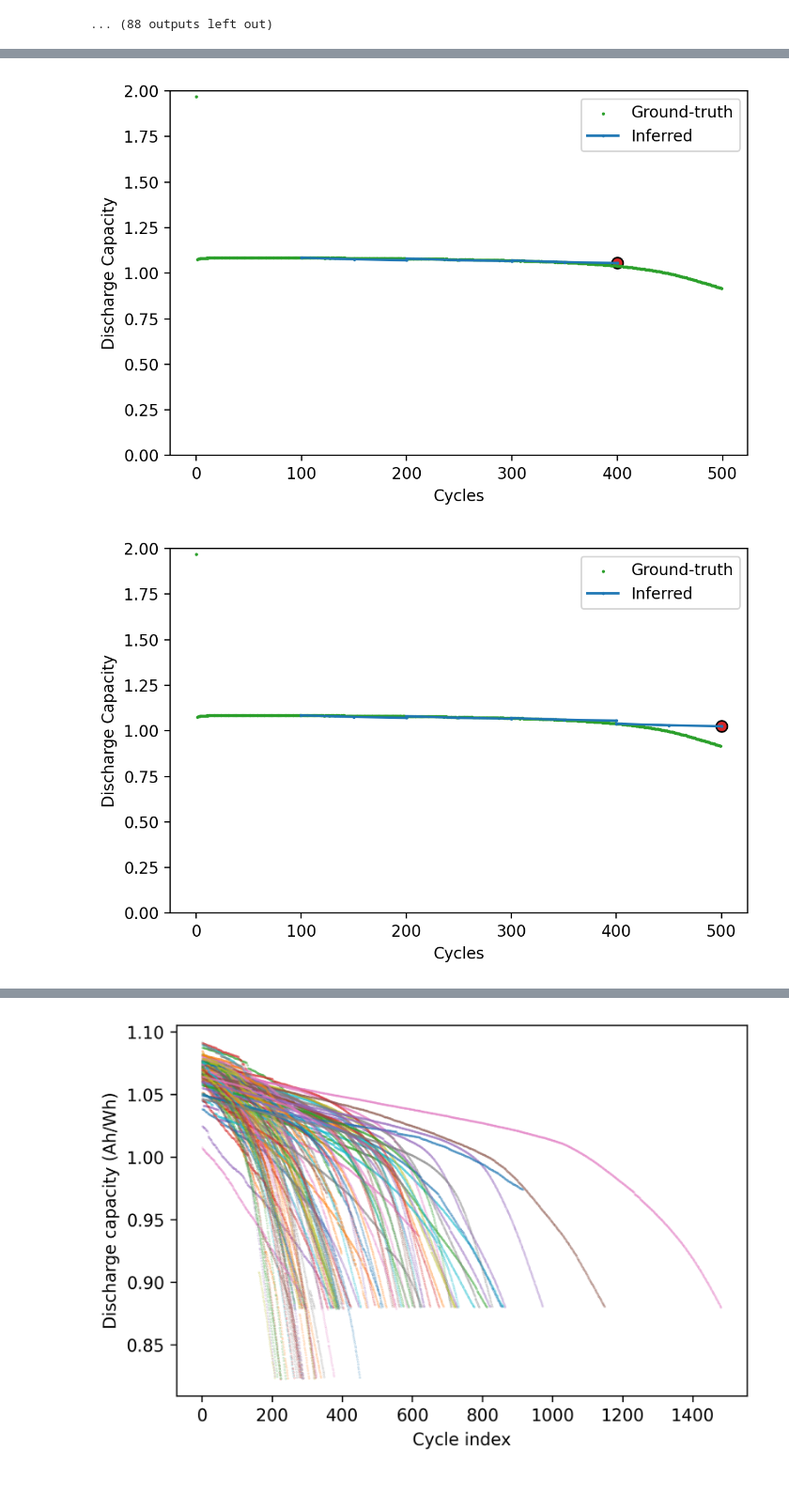
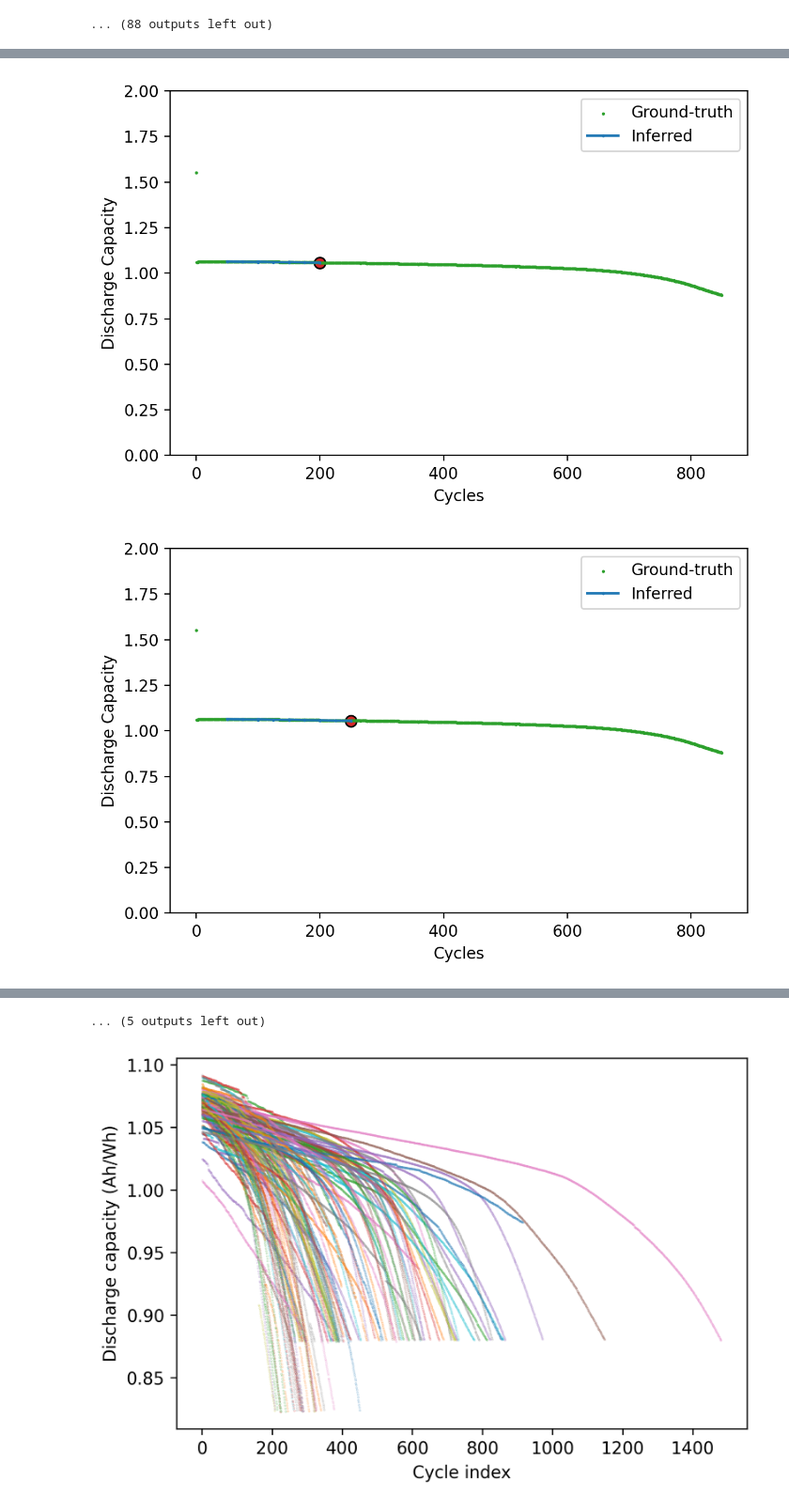
Before and after one commit to TRI-AMDD/bye-cycle, a Jupyter notebook: examples/LFP.ipynb, the cells around one changed output, grey strips where cells are left out. Shown at 94% size. Cells and saved outputs as stored; diff of their text form; code cells hidden in the pictures.

```diff
--- a/examples/LFP.ipynb
+++ b/examples/LFP.ipynb
@@ -482,11 +628,11 @@ _________________________________________________________________
 #     epochs=150, batch_size=16)
 
 result = model.fit(
-    input_X_train_time_series, slopes_train, # standardize
-    validation_data=(input_X_val_time_series, slopes_val),
+    scaled_X_train_time_series, scaled_slopes_train, # standardize
+    validation_data=(scaled_X_val_time_series, scaled_slopes_val),
     callbacks=[tf.keras.callbacks.ReduceLROnPlateau(
             monitor="val_loss", factor=0.9, patience=5, min_lr=1e-5
-        ), tf.keras.callbacks.EarlyStopping(monitor='val_loss', mode='min', restore_best_weights=True, patience=10)],
+        ), tf.keras.callbacks.EarlyStopping(monitor='val_loss', mode='min', restore_best_weights=True, patience=5)],
 # #         tf.keras.callbacks.LambdaCallback(
 # #         on_epoch_begin=lambda epochs,logs: print('lr =',lr_decayed_fn(opt.iterations).numpy())
 # #         ),
@@ -520,0 +691,7 @@ Y_hat_test = model.predict(X_test_time_series[...,1:])
+# %%
+fig, ax = plt.subplots(1, dpi=200, figsize=(8,3))
+ax.hist(slopes_test[:,1], alpha=0.4, label='True Test', color='C0')
+ax.hist(Y_hat_test[:,1],  alpha=0.4, label='Predicted Test', color='C1')
+ax.hist(balanced_slopes_train[:,1], alpha=0.4, label='True Train', color='C2')
+ax.set_title('m2')
+plt.legend()
@@ -547,6 +727,6 @@ Text(0, 0.5, 'Predicted Value')
 # %%
 # testing on data
-tested_cell = [test_cells[4]]
+tested_cell = [test_cells[3]]
 # X_train_tested_cell = [x for xs in train_cells for x in xs[0]]
 # Y_train = np.array([x for xs in train_cells for x in xs[1]])
 # Y_train_tested_cell = [x for xs in train_cells for x in xs[1]]
@@ -563,5 +743,7 @@ X_tested_cell_time_series, X_tested_cell_dt = make_feature_arrays(X_tested_cell)
 all_test_slopes = [y[0] for y in Y_tested_cell]
 all_test_dc = np.array([y[1] for y in Y_tested_cell])
 # Y_hat_tested_cell = model.predict([scaled_X_tested_cell_time_series, scaled_X_tested_cell_dt])
-Y_hat_tested_cell = model.predict(X_tested_cell_time_series[...,1:])
+_, scaled_X_tested_cell_time_series = scale(X_tested_cell_time_series[...,1:], f_scaler)
+Y_hat_tested_cell = model.predict(scaled_X_tested_cell_time_series)
+Y_hat_tested_cell = l_scaler.inverse_transform(Y_hat_tested_cell)
 # %% [output]
@@ -571,31 +753,31 @@ def linear_fit(new_x_point, slope, point_xy):
     return slope*(new_x_point-point_xy[0]) + point_xy[1]
 
 # testing on data
-tested_cell = [test_cells[4]]
-# X_train_tested_cell = [x for xs in train_cells for x in xs[0]]
-# Y_train = np.array([x for xs in train_cells for x in xs[1]])
-# Y_train_tested_cell = [x for xs in train_cells for x in xs[1]]
-X_tested_cell = [x for cycle in tested_cell for x in cycle[0]]
-# Y_test = [x for xs in test_cells for x in xs[1]]
-Y_tested_cell = [y for cycle in tested_cell for y in cycle[1]]
-dc_tested_cell, slopes_tested_cell = make_label_arrays(Y_tested_cell)
-X_tested_cell_time_series, X_tested_cell_dt = make_feature_arrays(X_tested_cell)
+# tested_cell = [test_cells[3]]
+# # X_train_tested_cell = [x for xs in train_cells for x in xs[0]]
+# # Y_train = np.array([x for xs in train_cells for x in xs[1]])
+# # Y_train_tested_cell = [x for xs in train_cells for x in xs[1]]
+# X_tested_cell = [x for cycle in tested_cell for x in cycle[0]]
+# # Y_test = [x for xs in test_cells for x in xs[1]]
+# Y_tested_cell = [y for cycle in tested_cell for y in cycle[1]]
+# dc_tested_cell, slopes_tested_cell = make_label_arrays(Y_tested_cell)
+# X_tested_cell_time_series, X_tested_cell_dt = make_feature_arrays(X_tested_cell)
 
-# scaled_X_tested_cell_dt = standardize_non_train(X_tested_cell_dt, mean_X_train_dt, std_X_train_dt)
-# scaled_X_tested_cell_time_series = standardize_non_train(X_tested_cell_time_series, mean_X_train_time_series, std_X_train_time_series)[...,1:]
+# # scaled_X_tested_cell_dt = standardize_non_train(X_tested_cell_dt, mean_X_train_dt, std_X_train_dt)
+# # scaled_X_tested_cell_time_series = standardize_non_train(X_tested_cell_time_series, mean_X_train_time_series, std_X_train_time_series)[...,1:]
 
-# std_X_tested_cell_time_series = standardize(X_tested_cell_time_series[...,1:])
-all_test_slopes = [y[0] for y in Y_tested_cell]
-all_test_dc = np.array([y[1] for y in Y_tested_cell])
-# Y_hat_tested_cell = model.predict([scaled_X_tested_cell_time_series, scaled_X_tested_cell_dt])
-Y_hat_tested_cell = model.predict(X_tested_cell_time_series[...,1:])
+# # std_X_tested_cell_time_series = standardize(X_tested_cell_time_series[...,1:])
+# all_test_slopes = [y[0] for y in Y_tested_cell]
+# all_test_dc = np.array([y[1] for y in Y_tested_cell])
+# # Y_hat_tested_cell = model.predict([scaled_X_tested_cell_time_series, scaled_X_tested_cell_dt])
+# Y_hat_tested_cell = model.predict(X_tested_cell_time_series[...,1:])
 
 # initial_dc = all_test_dc.reshape([-1, 2])[cycle_indices[0]]
 # index_0 = initial_dc[0]
 # for i,m in enumerate(all_test_dc.reshape([-1,2])):
 #     plt.scatter(*list(zip(*all_test_dc.reshape([-1,2]))), color = 'C2', s=2, label='Ground-truth' if i == 0 else "")
 
-window_size = 100
+window_size = cycle_window_size
 scatters = []
 for i,m in enumerate(all_test_dc[1:]):
     plt.figure(dpi=200, facecolor='white')
@@ -674,2 +860,2 @@ predicted slope: -0.00010129384463652968, True slope: -0.0016032755999999982
-[figure, old version]
+[figure, new version]
-[figure, old version]
+[figure, new version]
@@ -676,3 +869,4 @@ predicted slope: -0.00010129384463652968, True slope: -0.0016032755999999982
+... (5 outputs left out)
 # %%
 plt.figure(dpi=300, facecolor='white')
 for i,c in enumerate(summary_data_list):
```
Also changed, not shown: parts of 27 cells of this notebook.
